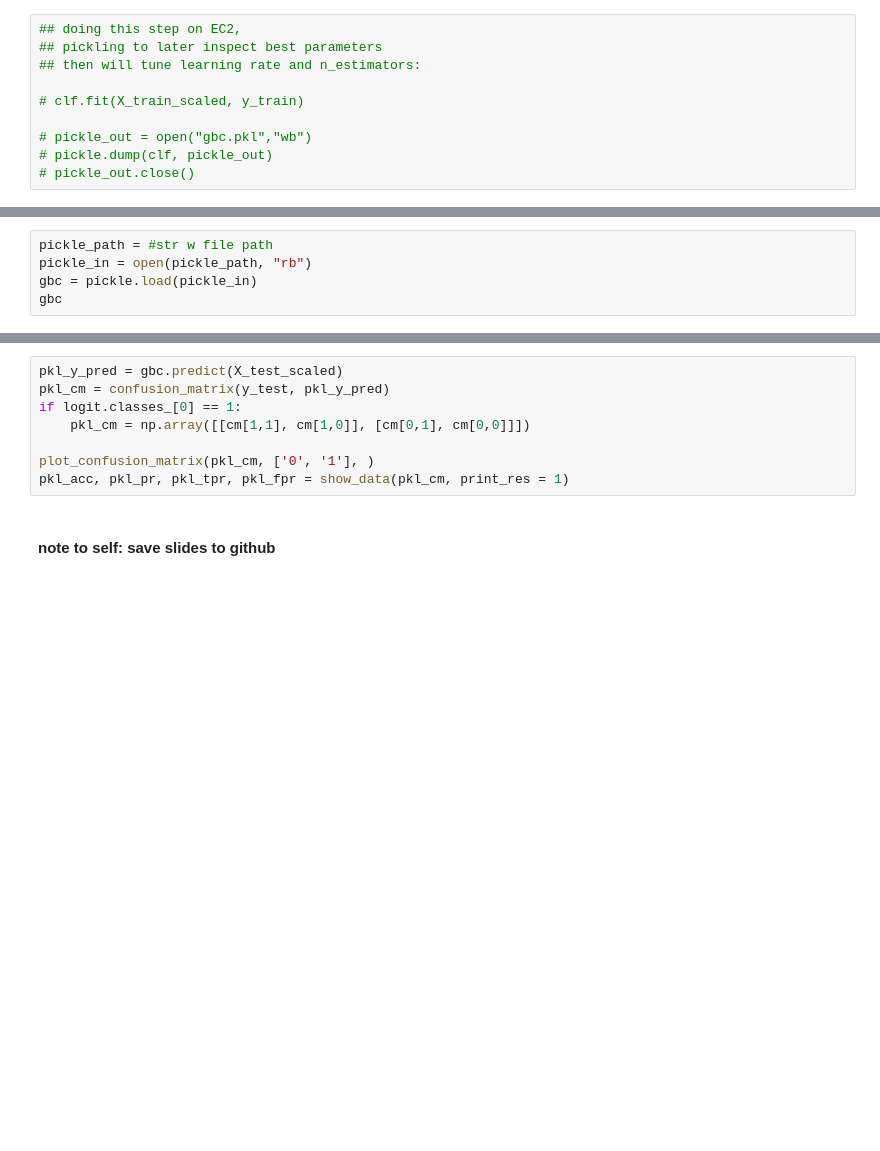
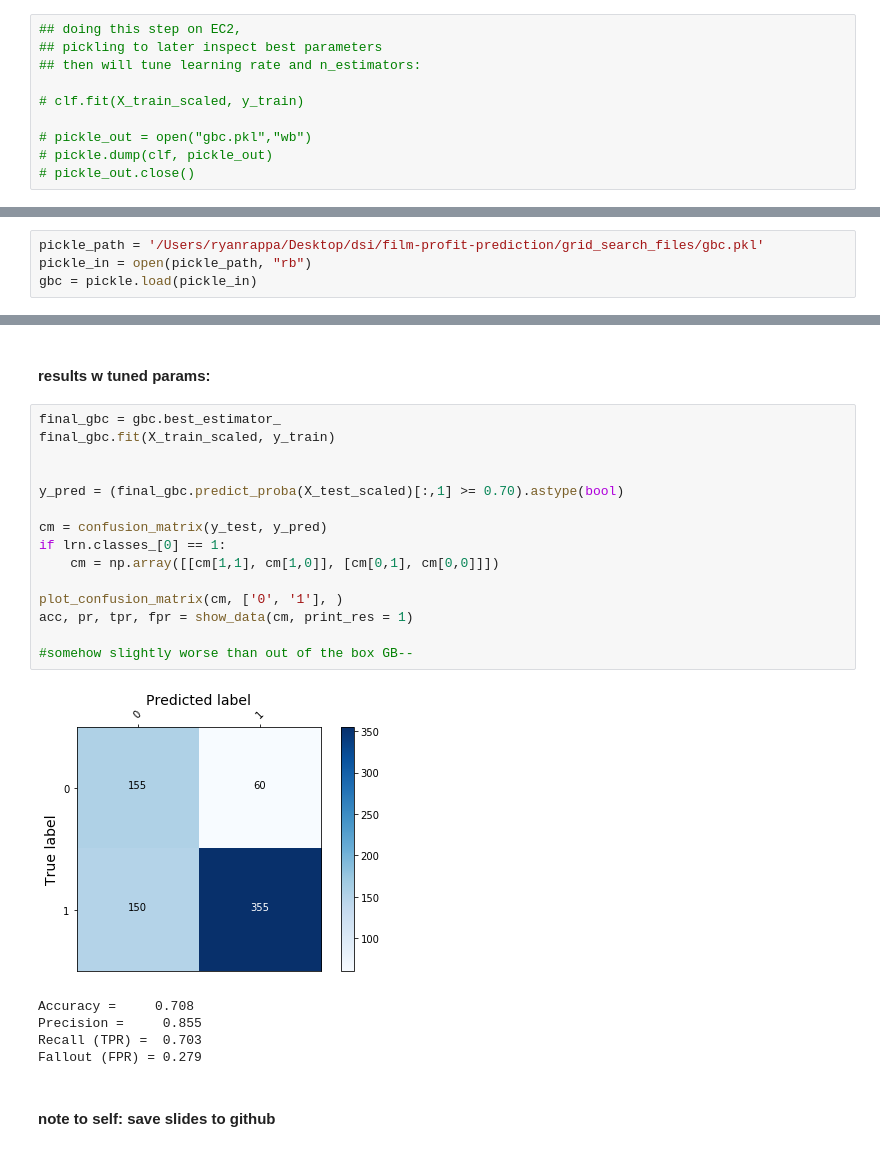
Before and after one commit to ryanlrappa/film-profit-prediction, a Jupyter notebook: jupyter_notebooks/6_modeling.ipynb, the cells around one changed output, grey strips where cells are left out. Cells and saved outputs as stored; diff of their text form; blank space fills up the shorter version.

```diff
--- a/jupyter_notebooks/6_modeling.ipynb
+++ b/jupyter_notebooks/6_modeling.ipynb
@@ -520,5 +524,4 @@ Fallout (FPR) = 0.177
 # %%
-pickle_path = #str w file path
+pickle_path = '/Users/ryanrappa/Desktop/dsi/film-profit-prediction/grid_search_files/gbc.pkl'
 pickle_in = open(pickle_path, "rb")
 gbc = pickle.load(pickle_in)
-gbc
@@ -525,11 +609,26 @@ gbc
+# %% [markdown]
+#### results w tuned params:
 # %%
-pkl_y_pred = gbc.predict(X_test_scaled)
-pkl_cm = confusion_matrix(y_test, pkl_y_pred)
-if logit.classes_[0] == 1:
-    pkl_cm = np.array([[cm[1,1], cm[1,0]], [cm[0,1], cm[0,0]]])
+final_gbc = gbc.best_estimator_
+final_gbc.fit(X_train_scaled, y_train)
 
-plot_confusion_matrix(pkl_cm, ['0', '1'], )
-pkl_acc, pkl_pr, pkl_tpr, pkl_fpr = show_data(pkl_cm, print_res = 1)
+
+y_pred = (final_gbc.predict_proba(X_test_scaled)[:,1] >= 0.70).astype(bool)
+
+cm = confusion_matrix(y_test, y_pred)
+if lrn.classes_[0] == 1:
+    cm = np.array([[cm[1,1], cm[1,0]], [cm[0,1], cm[0,0]]])
+
+plot_confusion_matrix(cm, ['0', '1'], )
+acc, pr, tpr, fpr = show_data(cm, print_res = 1)
+
+#somehow slightly worse than out of the box GB--
+# %% [output]
+[figure, added]
+Accuracy =     0.708
+Precision =     0.855
+Recall (TPR) =  0.703
+Fallout (FPR) = 0.279
 # %% [markdown]
 #### note to self: save slides to github
 # %% [markdown]
```
Also changed, not shown: parts of 17 cells of this notebook.
